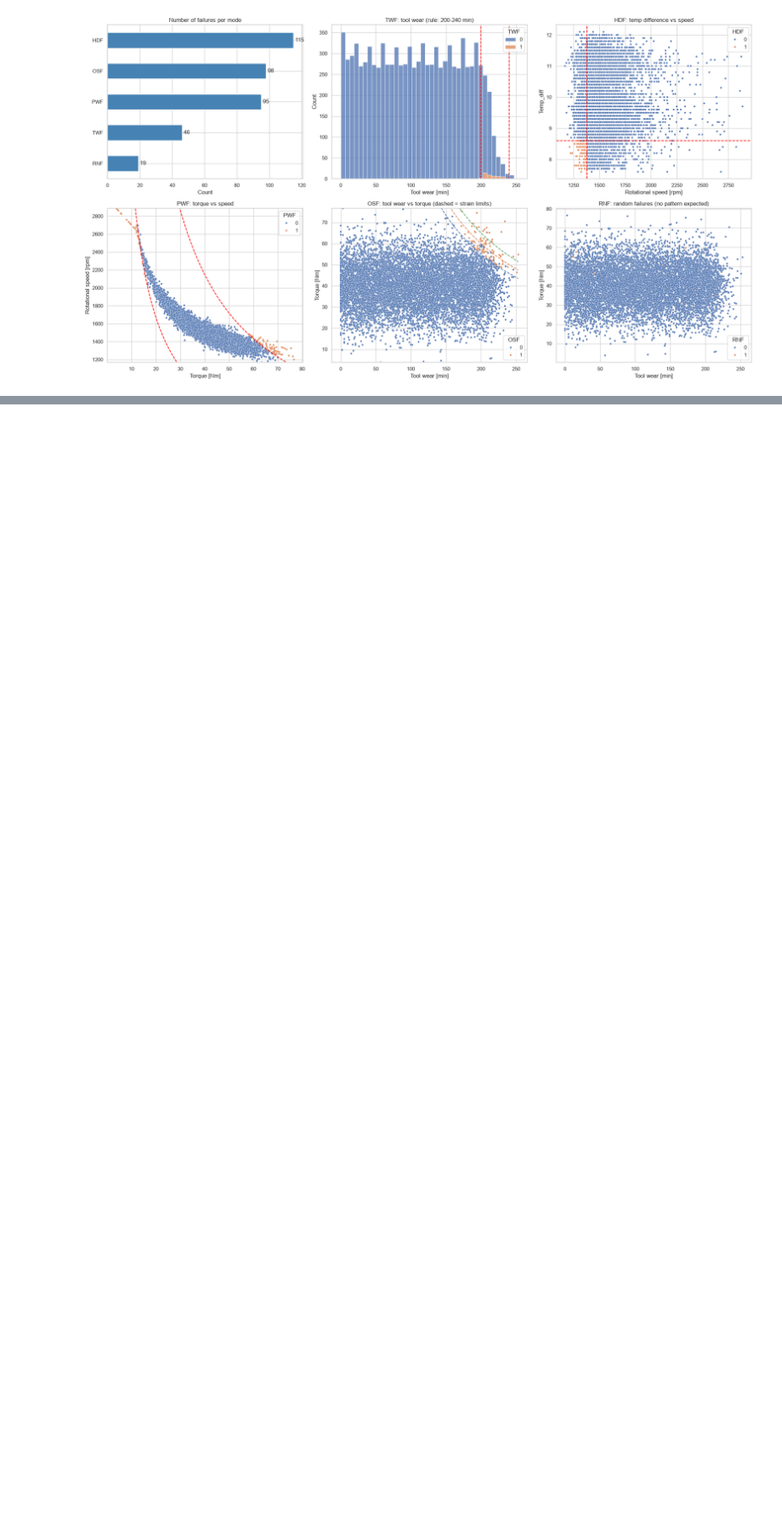
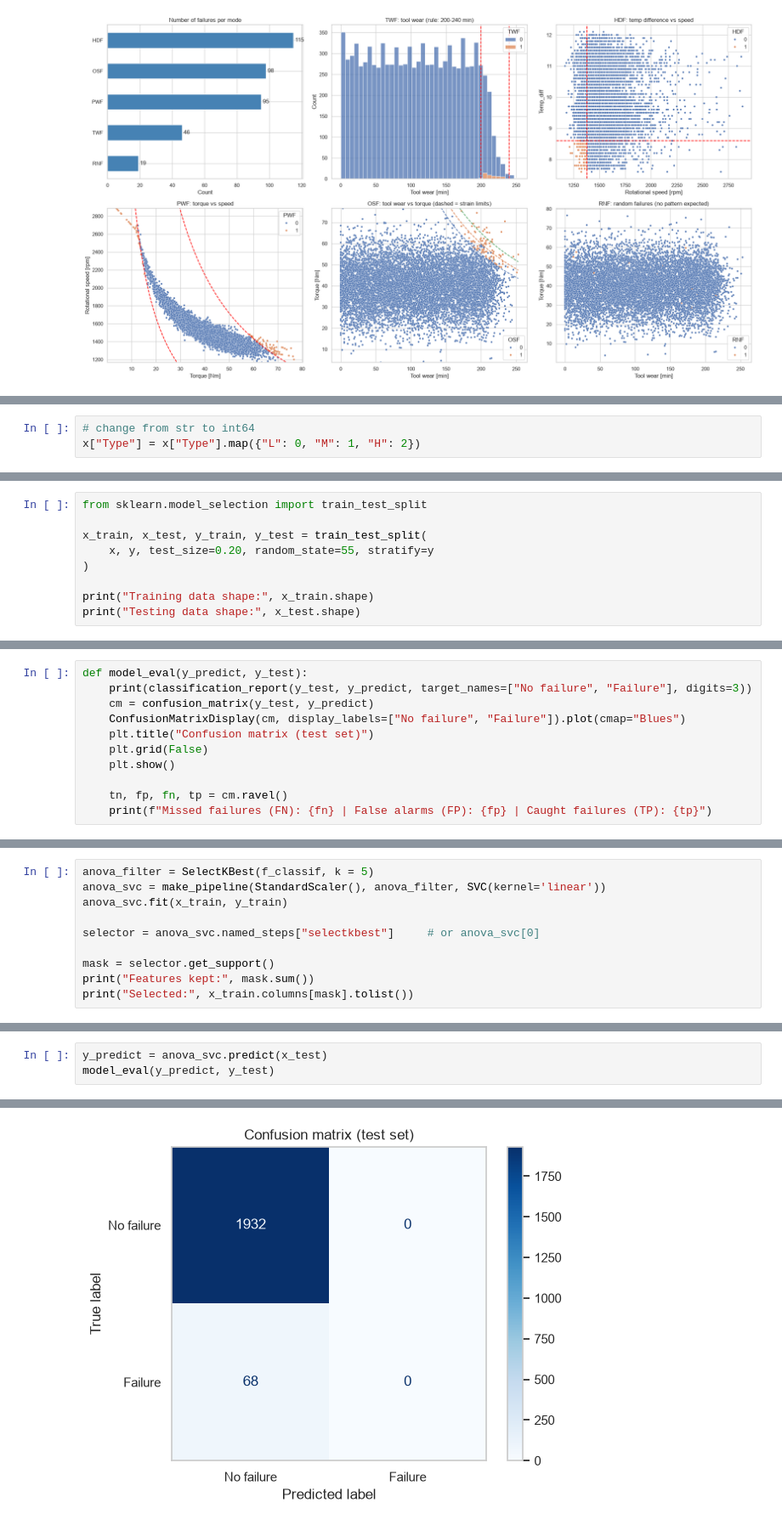
Before and after one commit to sotheasokea/ML_Term_Project, a Jupyter notebook: Predictive_Maintenance.ipynb, the cells around one changed output, grey strips where cells are left out. Shown at 85% size. Drawn from its saved outputs; the diff is of its cells as text; blank space fills up the shorter version.

Commit message:
feature selection: annova, wrapper - rfe; PCA and without filter - test 5 model each

```diff
--- a/Predictive_Maintenance.ipynb
+++ b/Predictive_Maintenance.ipynb
@@ -193,0 +225,3 @@ plt.show()
+# %%
+# change from str to int64
+x["Type"] = x["Type"].map({"L": 0, "M": 1, "H": 2})
@@ -193,0 +264,9 @@ plt.show()
+# %%
+from sklearn.model_selection import train_test_split
+
+x_train, x_test, y_train, y_test = train_test_split(
+    x, y, test_size=0.20, random_state=55, stratify=y
+)
+
+print("Training data shape:", x_train.shape)
+print("Testing data shape:", x_test.shape)
@@ -193,0 +298,11 @@ plt.show()
+# %%
+def model_eval(y_predict, y_test):
+    print(classification_report(y_test, y_predict, target_names=["No failure", "Failure"], digits=3))
+    cm = confusion_matrix(y_test, y_predict)
+    ConfusionMatrixDisplay(cm, display_labels=["No failure", "Failure"]).plot(cmap="Blues")
+    plt.title("Confusion matrix (test set)")
+    plt.grid(False)
+    plt.show()
+
+    tn, fp, fn, tp = cm.ravel()
+    print(f"Missed failures (FN): {fn} | False alarms (FP): {fp} | Caught failures (TP): {tp}")
@@ -193,0 +313,10 @@ plt.show()
+# %%
+anova_filter = SelectKBest(f_classif, k = 5)
+anova_svc = make_pipeline(StandardScaler(), anova_filter, SVC(kernel='linear'))
+anova_svc.fit(x_train, y_train)
+
+selector = anova_svc.named_steps["selectkbest"]     # or anova_svc[0]
+
+mask = selector.get_support()
+print("Features kept:", mask.sum())
+print("Selected:", x_train.columns[mask].tolist())
@@ -193,0 +326,4 @@ plt.show()
+# %%
+y_predict = anova_svc.predict(x_test)
+model_eval(y_predict, y_test)
+# %% [output]
@@ -193,0 +338 @@ plt.show()
+[figure, added]
```
Also changed, not shown: parts of 58 cells of this notebook.
